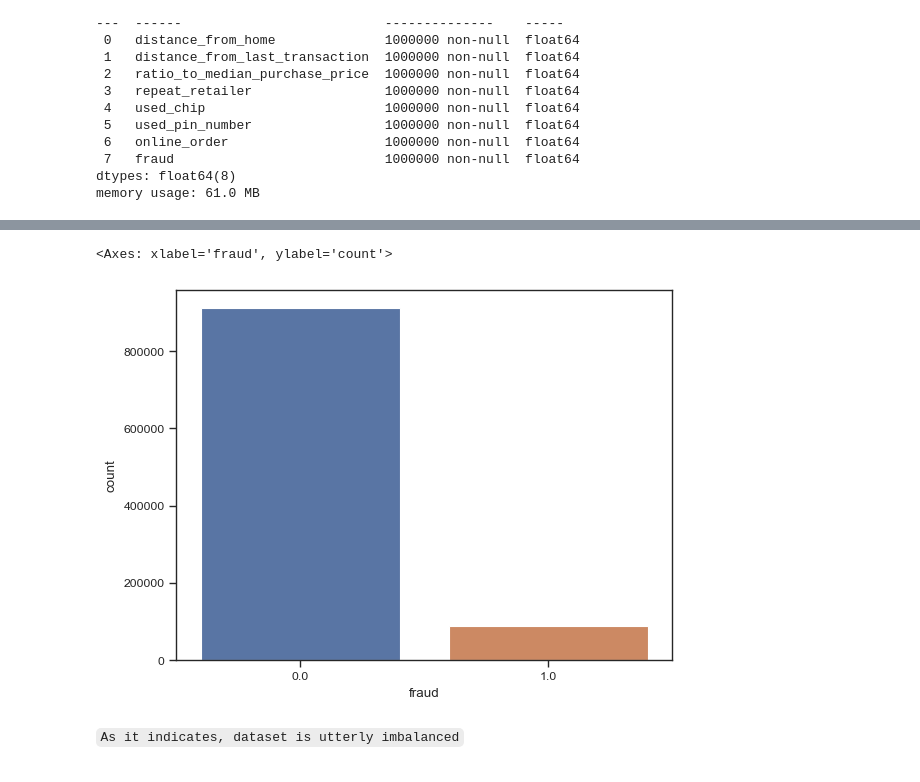
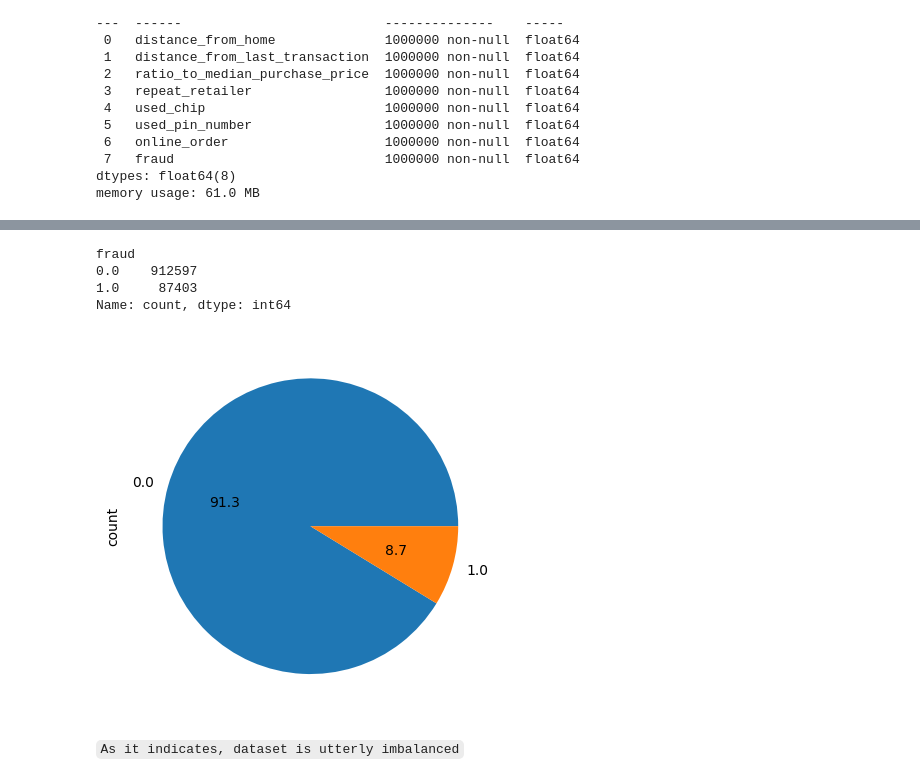
Before and after one commit to AdiPlay/Artifact-Intelligence, a Jupyter notebook: projekt/credit-card-fraud-classification-with-pytorch.ipynb, the cells around one changed output, grey strips where cells are left out. Drawn from its saved outputs; the diff is of its cells as text; code cells hidden in the pictures.

```diff
--- a/projekt/credit-card-fraud-classification-with-pytorch.ipynb
+++ b/projekt/credit-card-fraud-classification-with-pytorch.ipynb
@@ -87,10 +100,12 @@ memory usage: 61.0 MB
 # %%
-sns.set_context('paper', font_scale = 1)
-sns.set_style('ticks')
-sns.countplot(x ='fraud', data = dataset, palette ='deep')
+dataset.value_counts("fraud").plot.pie(autopct = "%.1f")
+dataset.value_counts("fraud")
 # %% [output]
-<Axes: xlabel='fraud', ylabel='count'>
+fraud
+0.0    912597
+1.0     87403
+Name: count, dtype: int64
-[figure, old version]
+[figure, new version]
 # %% [markdown]
 `As it indicates, dataset is utterly imbalanced`
 # %% [markdown]
```
Also changed, not shown: parts of 17 cells of this notebook.
